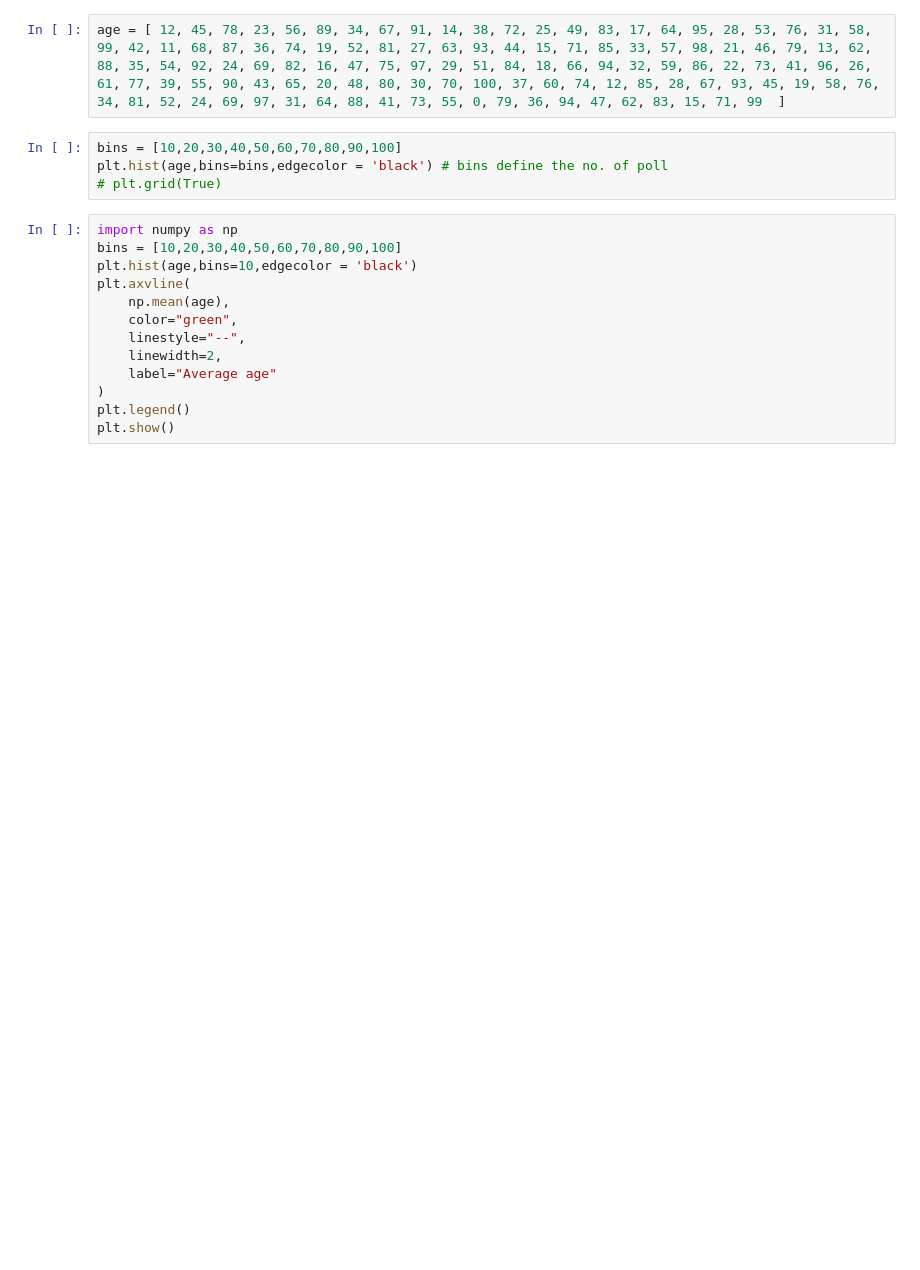
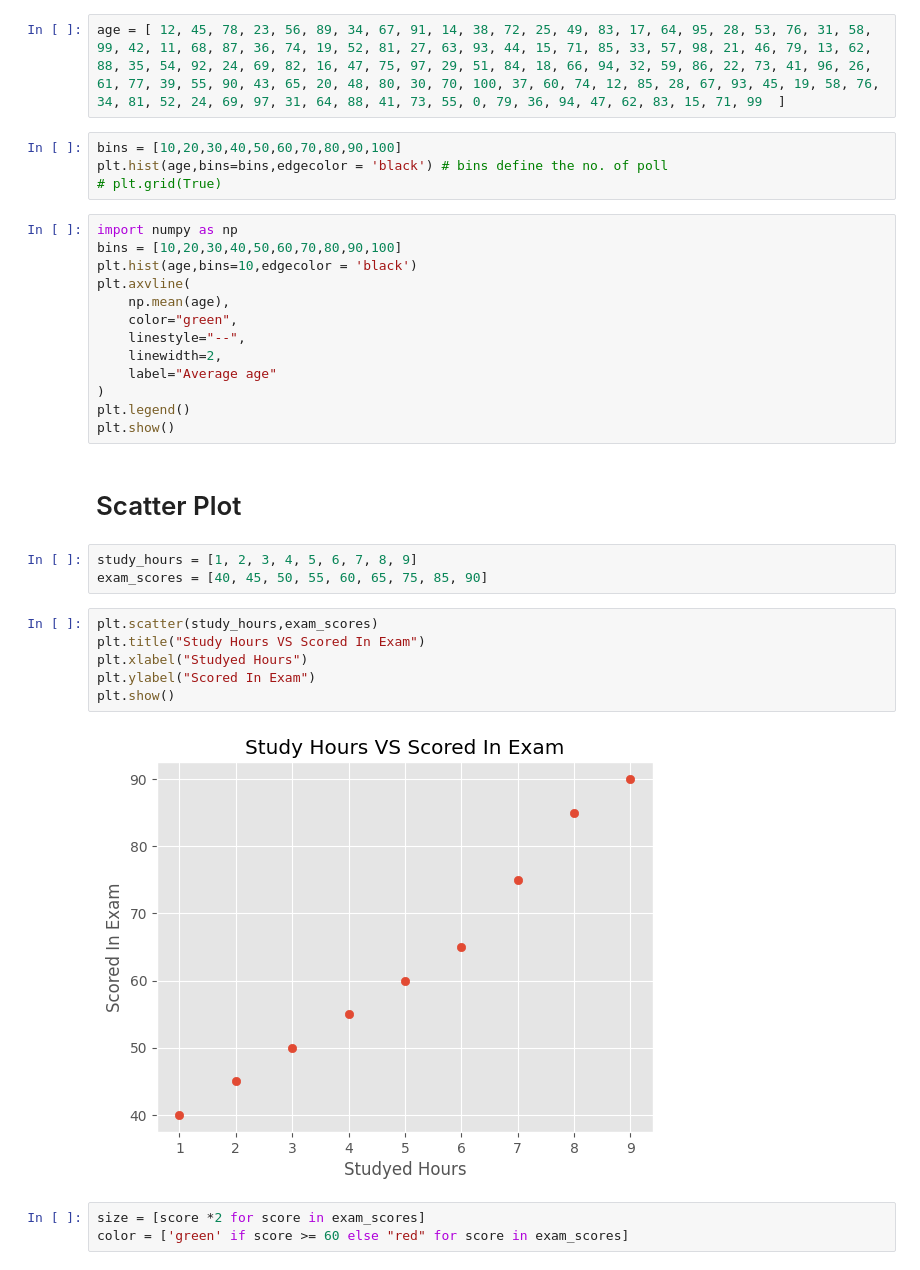
Before and after one commit to YUGPATEL7/data-science-journey, a Jupyter notebook: Data_Science/03_Bacis_modules_for_ML/03_Matplotlib/01_Matplotlib.ipynb, the cells around one changed output. Cells and saved outputs as stored; diff of their text form; blank space fills up the shorter version.

```diff
--- a/Data_Science/03_Bacis_modules_for_ML/03_Matplotlib/01_Matplotlib.ipynb
+++ b/Data_Science/03_Bacis_modules_for_ML/03_Matplotlib/01_Matplotlib.ipynb
@@ -117,3 +117,19 @@ plt.axvline(
 )
 plt.legend()
 plt.show()
+# %% [markdown]
+# Scatter Plot
+# %%
+study_hours = [1, 2, 3, 4, 5, 6, 7, 8, 9]
+exam_scores = [40, 45, 50, 55, 60, 65, 75, 85, 90]
+# %%
+plt.scatter(study_hours,exam_scores)
+plt.title("Study Hours VS Scored In Exam")
+plt.xlabel("Studyed Hours")
+plt.ylabel("Scored In Exam")
+plt.show()
+# %% [output]
+[figure, added]
+# %%
+size = [score *2 for score in exam_scores]
+color = ['green' if score >= 60 else "red" for score in exam_scores]
```
Also changed, not shown: parts of 5 cells of this notebook, 2 other files.
